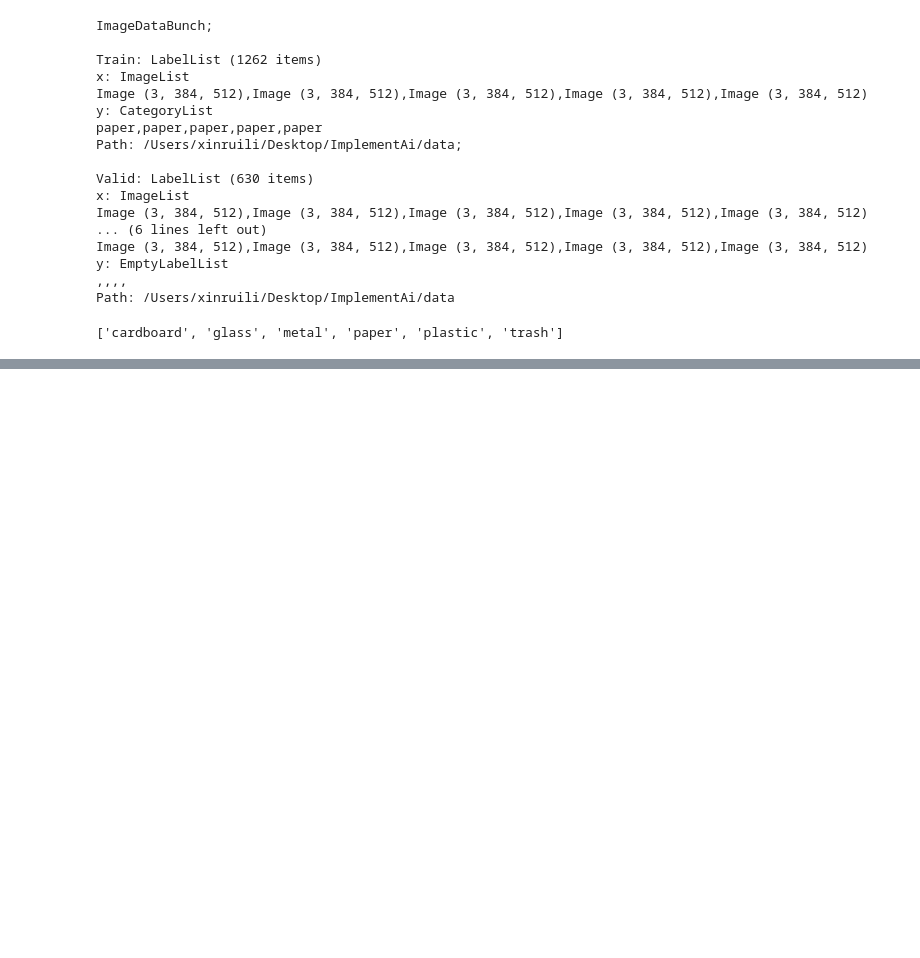
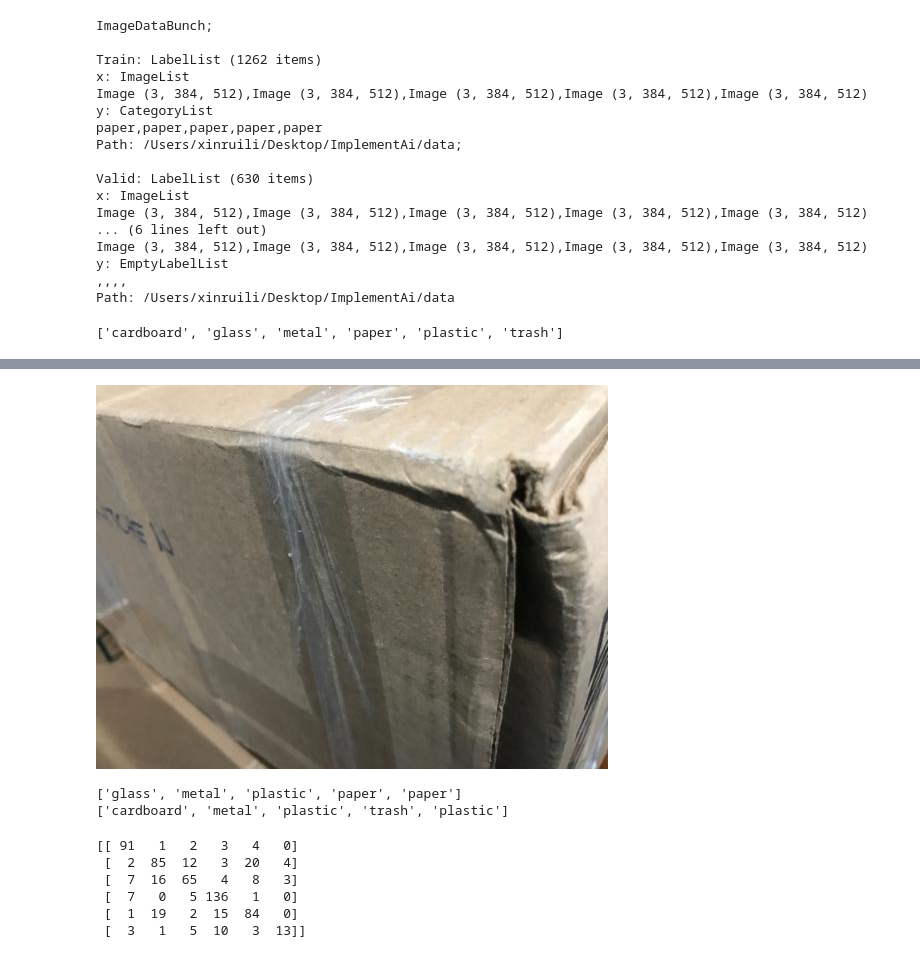
Before and after one commit to xinruili07/waste-disposal-classifier, a Jupyter notebook: Untitled.ipynb, the cells around one changed output, grey strips where cells are left out. Saved outputs shown, nothing was run; the diff lists cells and outputs as text; code cells hidden in the pictures; blank space fills up the shorter version.

```diff
--- a/Untitled.ipynb
+++ b/Untitled.ipynb
@@ -123,0 +199,4 @@ learn.save('mini_train')
+# %%
+learn.data.test_ds[0][0]
+# %% [output]
+[figure, added]
@@ -123,0 +214,18 @@ learn.save('mini_train')
+# %%
+## predicted values
+print(yhat[0:5])
+## actual values
+print(y[0:5])
+# %% [output]
+['glass', 'metal', 'plastic', 'paper', 'paper']
+['cardboard', 'metal', 'plastic', 'trash', 'plastic']
+# %%
+cm = confusion_matrix(y,yhat)
+print(cm)
+# %% [output]
+[[ 91   1   2   3   4   0]
+ [  2  85  12   3  20   4]
+ [  7  16  65   4   8   3]
+ [  7   0   5 136   1   0]
+ [  1  19   2  15  84   0]
+ [  3   1   5  10   3  13]]
```
Also changed, not shown: parts of 16 cells of this notebook, 3 other files.
